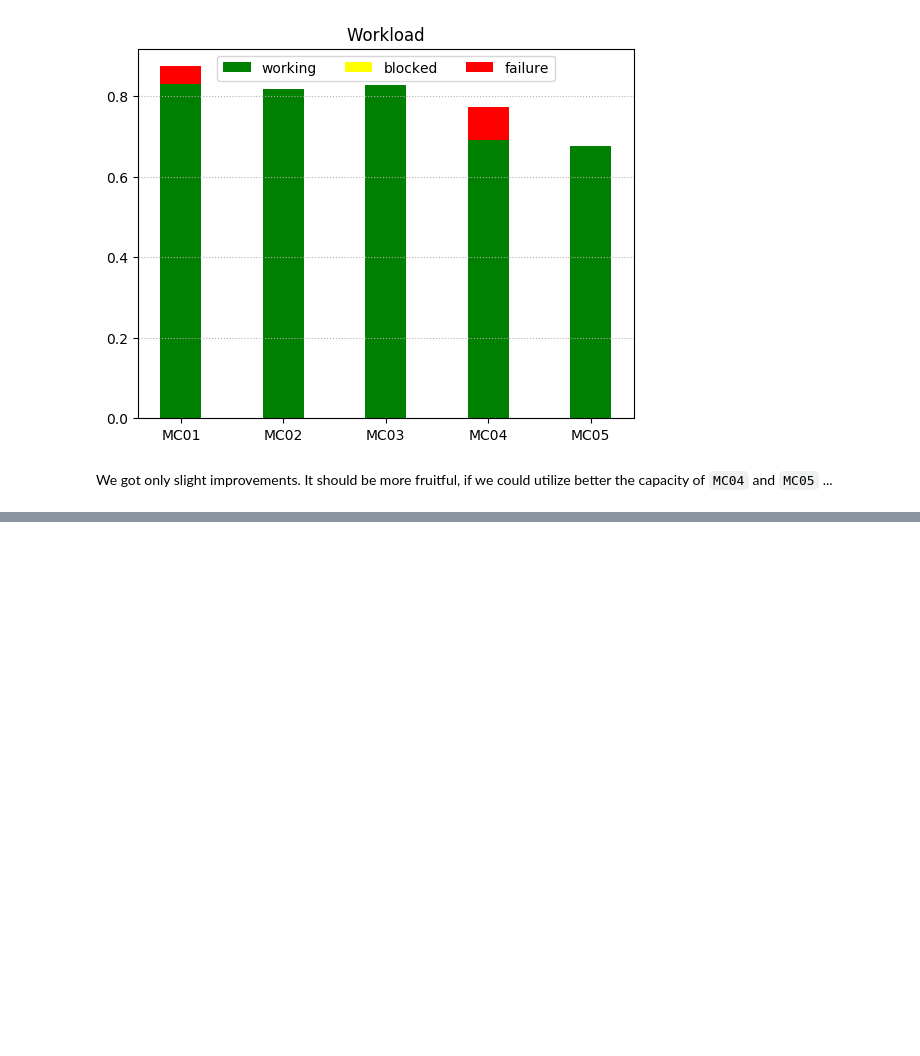
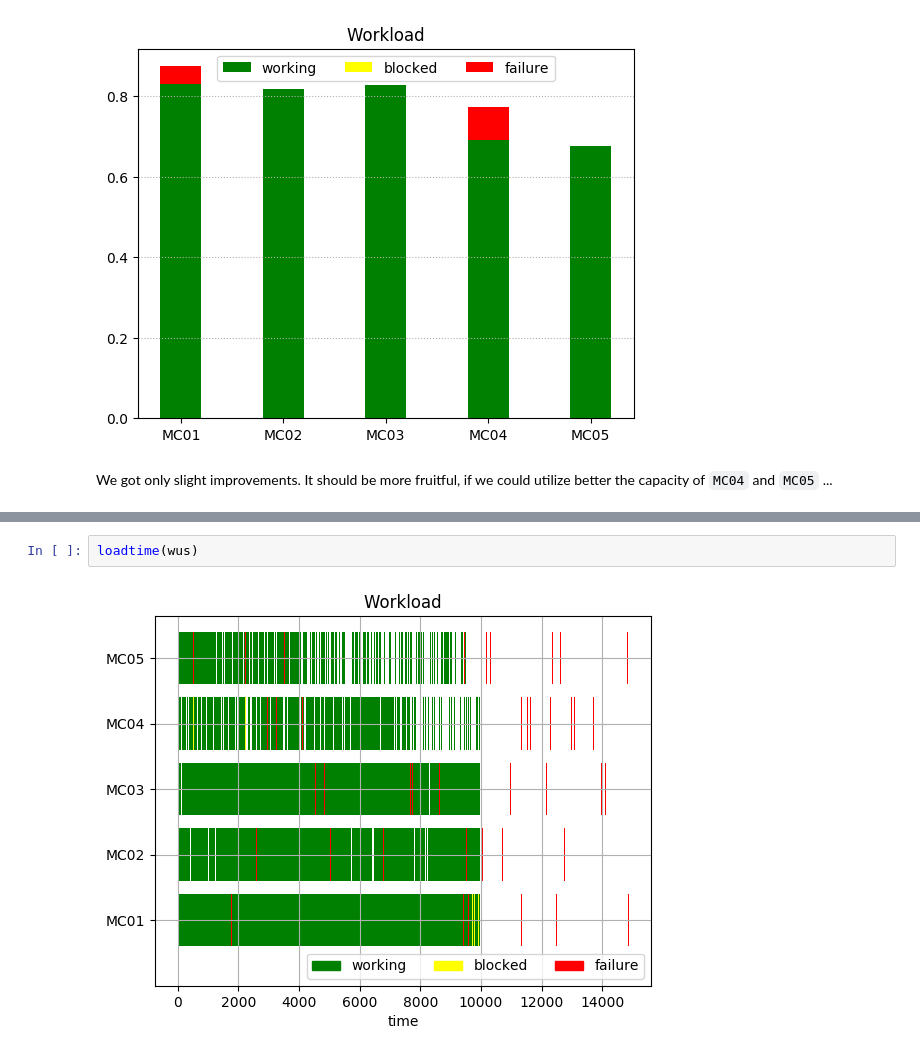
Before and after one commit to pbayer/ProcessFlows.jl, a Jupyter notebook: docs/notebooks/06 The use of graphs in PFlow.ipynb, the cells around one changed output, grey strips where cells are left out. Drawn from its saved outputs; the diff is of its cells as text; blank space fills up the shorter version.

```diff
--- a/docs/notebooks/06 The use of graphs in PFlow.ipynb
+++ b/docs/notebooks/06 The use of graphs in PFlow.ipynb
@@ -295,0 +335,4 @@ We got only slight improvements. It should be more fruitful, if we could utilize
+# %%
+loadtime(wus)
+# %% [output]
+[figure, added]
```
Also changed, not shown: parts of 8 cells of this notebook, 3 other files.
